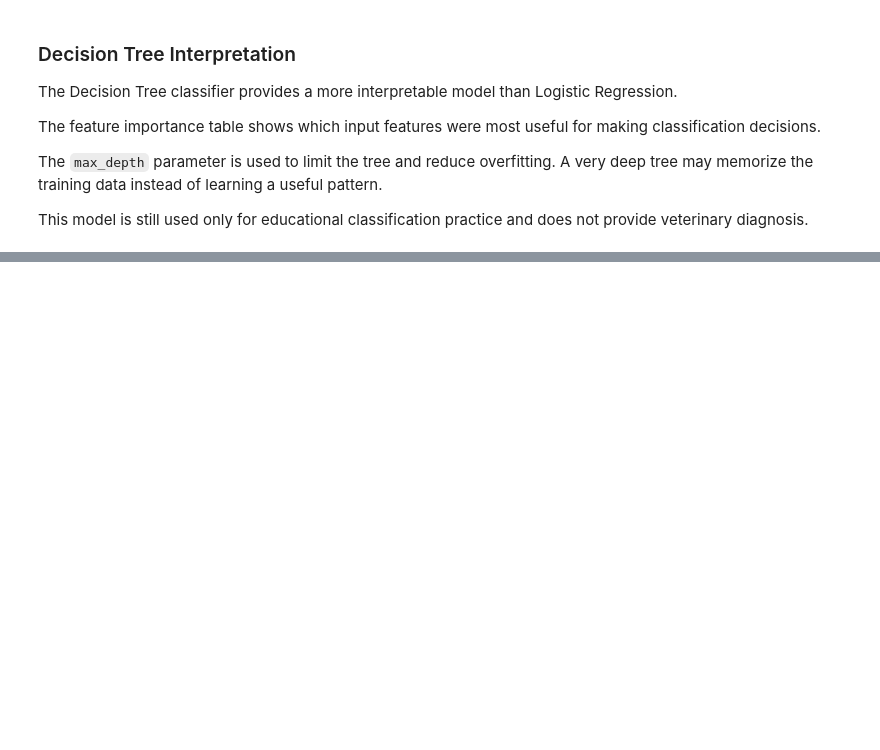
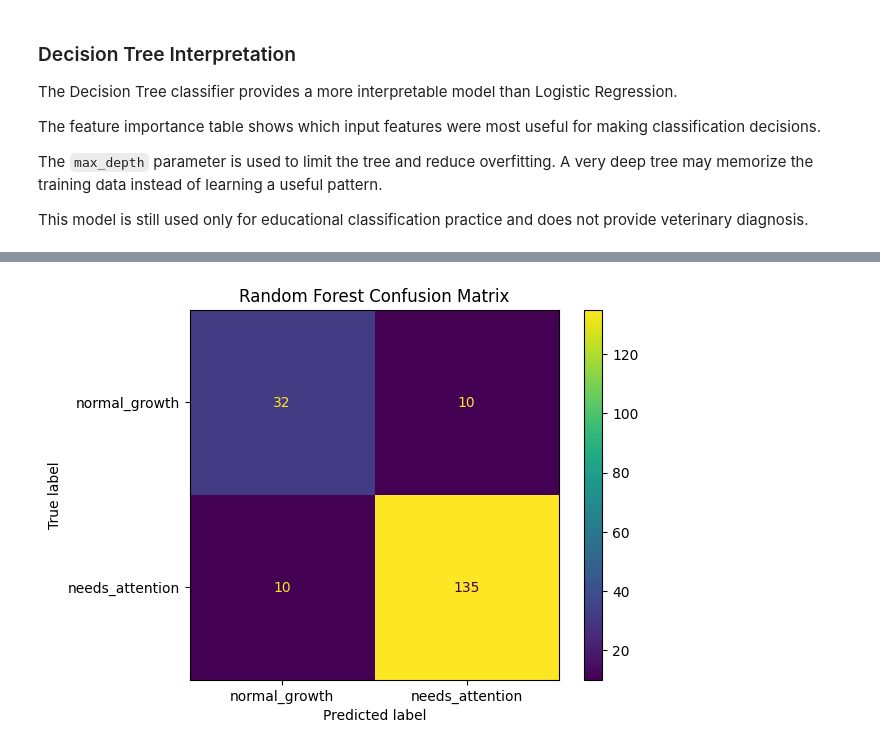
Before and after one commit to SATananov/cane-corso-growth-intelligence, a Jupyter notebook: notebooks/03_classification_growth_status.ipynb, the cells around one changed output, grey strips where cells are left out. Saved outputs shown, nothing was run; the diff lists cells and outputs as text; code cells hidden in the pictures; blank space fills up the shorter version.

Commit message:
Add ensemble classification models

```diff
--- a/notebooks/03_classification_growth_status.ipynb
+++ b/notebooks/03_classification_growth_status.ipynb
@@ -543,0 +557,12 @@ This model is still used only for educational classification practice and does n
+# %%
+random_forest_model = RandomForestClassifier(
+    n_estimators=100,
+    max_depth=6,
+    random_state=42,
+    class_weight="balanced"
+)
+
+random_forest_model.fit(X_train_cls, y_train_cls)
+
+forest_predictions = random_forest_model.predict(X_test_cls)
+forest_probabilities = random_forest_model.predict_proba(X_test_cls)[:, 1]
@@ -543,0 +595,15 @@ This model is still used only for educational classification practice and does n
+# %%
+forest_confusion_matrix = confusion_matrix(
+    y_test_cls,
+    forest_predictions
+)
+
+ConfusionMatrixDisplay(
+    confusion_matrix=forest_confusion_matrix,
+    display_labels=["normal_growth", "needs_attention"]
+).plot()
+
+plt.title("Random Forest Confusion Matrix")
+plt.show()
+# %% [output]
+[figure, added]
```
Also changed, not shown: parts of 7 cells of this notebook.
